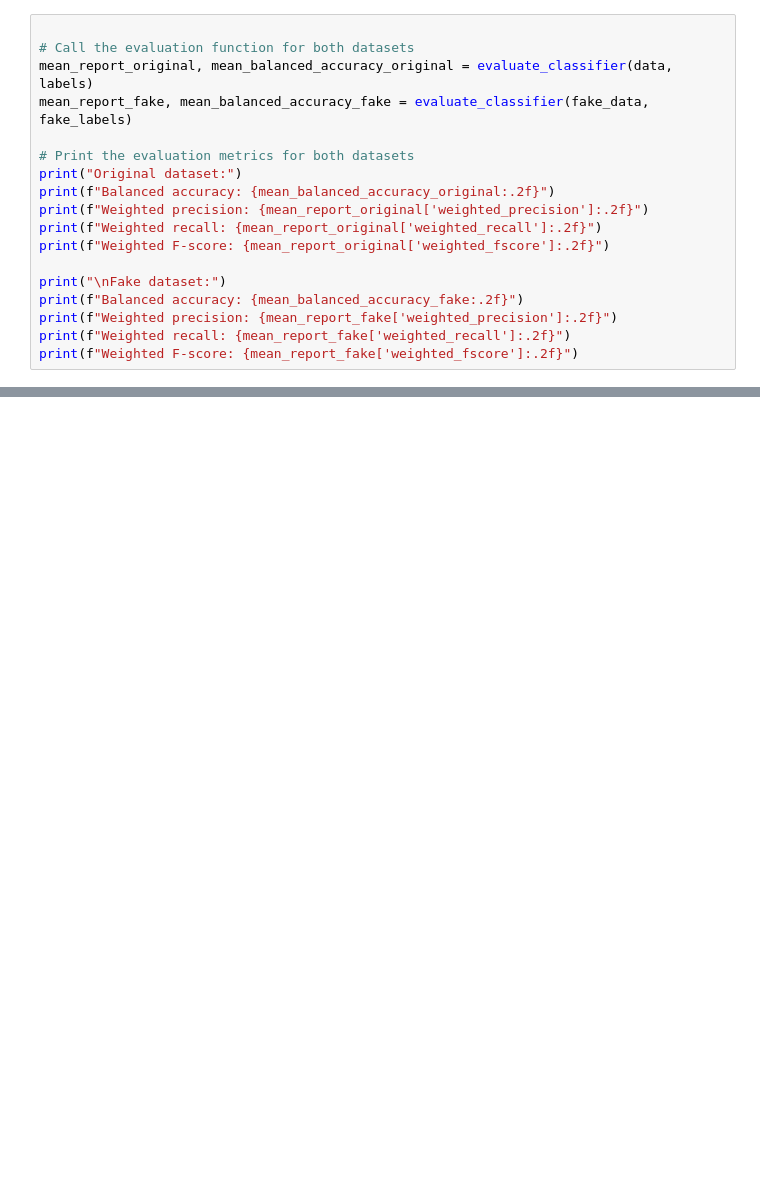
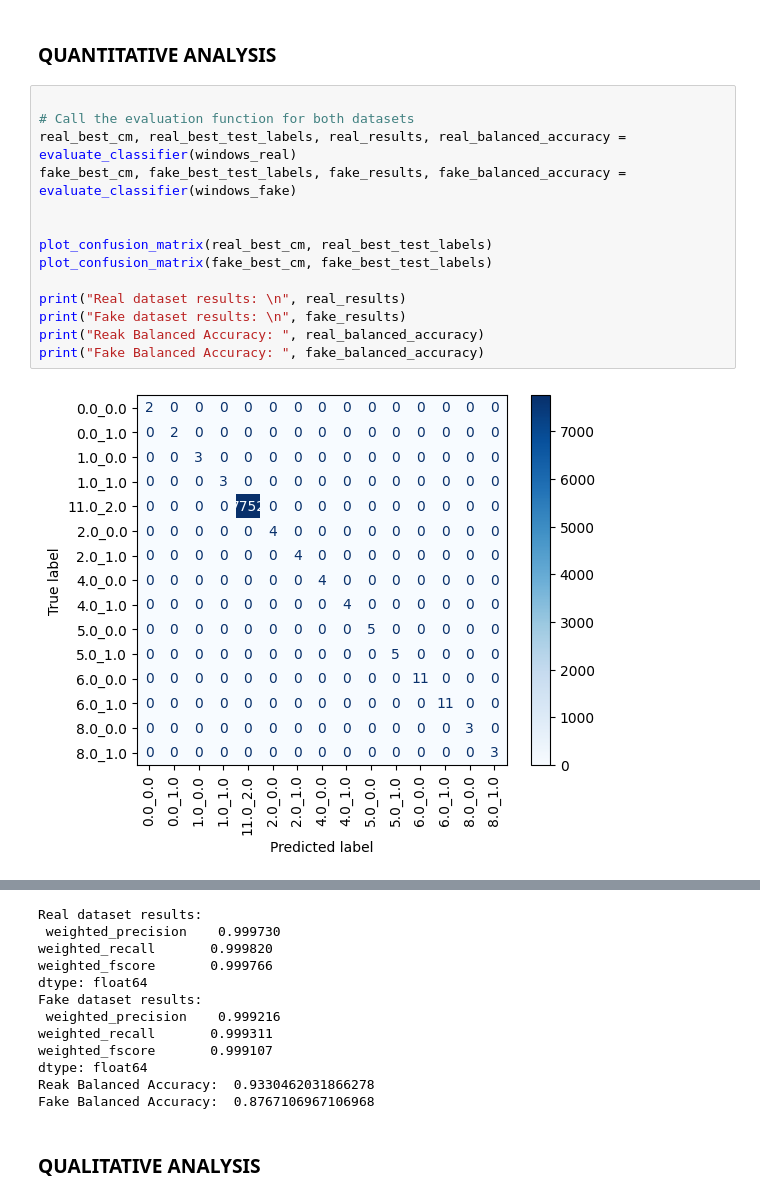
Before and after one commit to AlecDrosu/HAR-Lab-Dataset-Generation, a Jupyter notebook: oldCodeForTest/IMUtubeValidation.ipynb, the cells around one changed output, grey strips where cells are left out. Saved outputs shown, nothing was run; the diff lists cells and outputs as text; blank space fills up the shorter version.

Commit message:
Updated Code using Sliding Window for Classifier

```diff
--- a/oldCodeForTest/IMUtubeValidation.ipynb
+++ b/oldCodeForTest/IMUtubeValidation.ipynb
@@ -100,18 +105,18 @@ def evaluate_classifier(data, labels):
-# %%
-
-# Call the evaluation function for both datasets
-mean_report_original, mean_balanced_accuracy_original = evaluate_classifier(data, labels)
-mean_report_fake, mean_balanced_accuracy_fake = evaluate_classifier(fake_data, fake_labels)
-
-# Print the evaluation metrics for both datasets
-print("Original dataset:")
-print(f"Balanced accuracy: {mean_balanced_accuracy_original:.2f}")
-print(f"Weighted precision: {mean_report_original['weighted_precision']:.2f}")
-print(f"Weighted recall: {mean_report_original['weighted_recall']:.2f}")
-print(f"Weighted F-score: {mean_report_original['weighted_fscore']:.2f}")
-
-print("\nFake dataset:")
-print(f"Balanced accuracy: {mean_balanced_accuracy_fake:.2f}")
-print(f"Weighted precision: {mean_report_fake['weighted_precision']:.2f}")
-print(f"Weighted recall: {mean_report_fake['weighted_recall']:.2f}")
-print(f"Weighted F-score: {mean_report_fake['weighted_fscore']:.2f}")
+# %% [markdown]
+### QUANTITATIVE ANALYSIS ###
+# %%
+
+# Call the evaluation function for both datasets
+real_best_cm, real_best_test_labels, real_results, real_balanced_accuracy = evaluate_classifier(windows_real)
+fake_best_cm, fake_best_test_labels, fake_results, fake_balanced_accuracy = evaluate_classifier(windows_fake)
+
+
+plot_confusion_matrix(real_best_cm, real_best_test_labels)
+plot_confusion_matrix(fake_best_cm, fake_best_test_labels)
+
+print("Real dataset results: \n", real_results)
+print("Fake dataset results: \n", fake_results)
+print("Reak Balanced Accuracy: ", real_balanced_accuracy)
+print("Fake Balanced Accuracy: ", fake_balanced_accuracy)
+# %% [output]
+[figure, added]
@@ -117,0 +124,14 @@ print(f"Weighted F-score: {mean_report_fake['weighted_fscore']:.2f}")
+Real dataset results:
+ weighted_precision    0.999730
+weighted_recall       0.999820
+weighted_fscore       0.999766
+dtype: float64
+Fake dataset results:
+ weighted_precision    0.999216
+weighted_recall       0.999311
+weighted_fscore       0.999107
+dtype: float64
+Reak Balanced Accuracy:  0.9330462031866278
+Fake Balanced Accuracy:  0.8767106967106968
+# %% [markdown]
+### QUALITATIVE ANALYSIS ###
```
Also changed, not shown: parts of 3 cells of this notebook, 1 other file.
